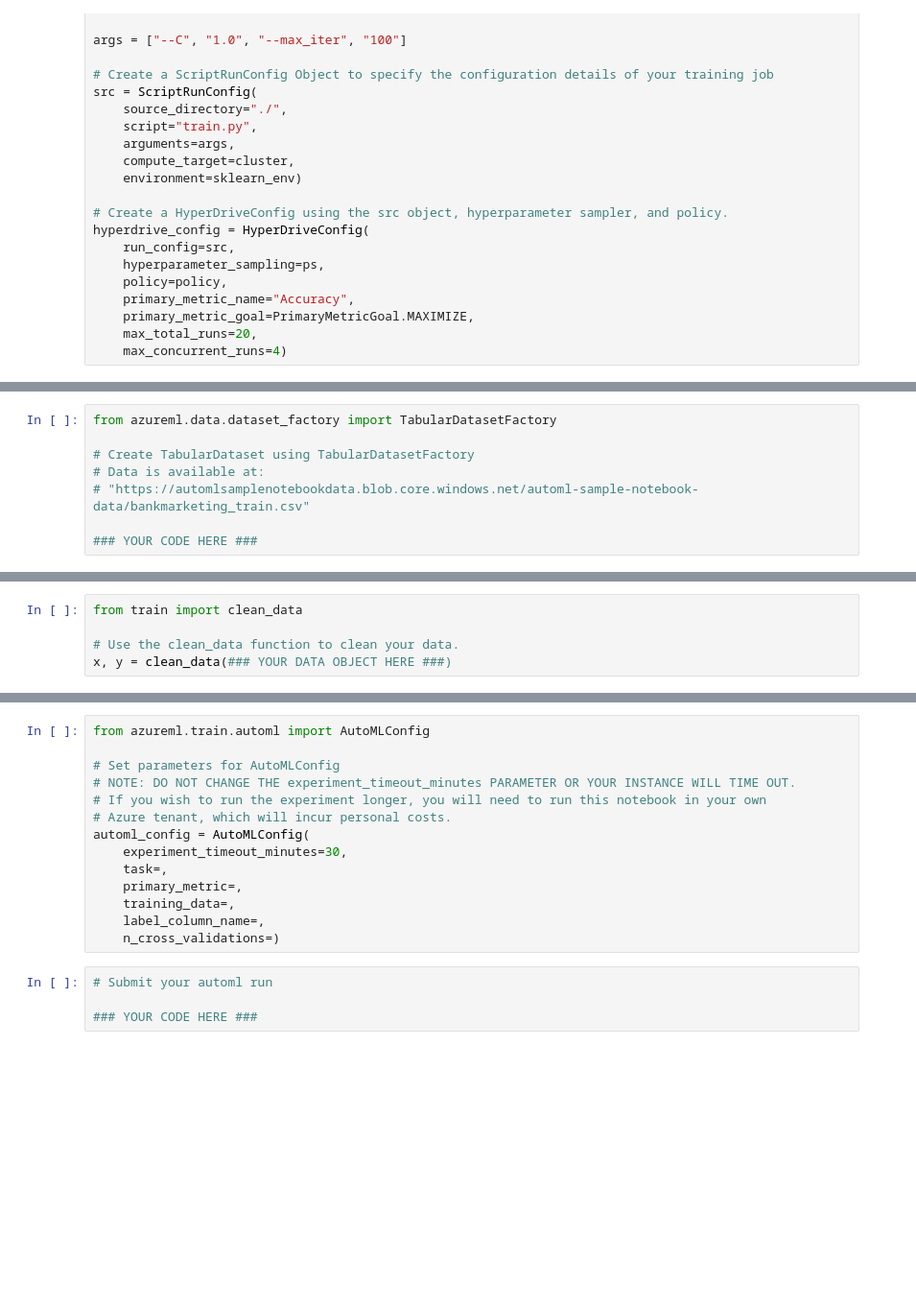
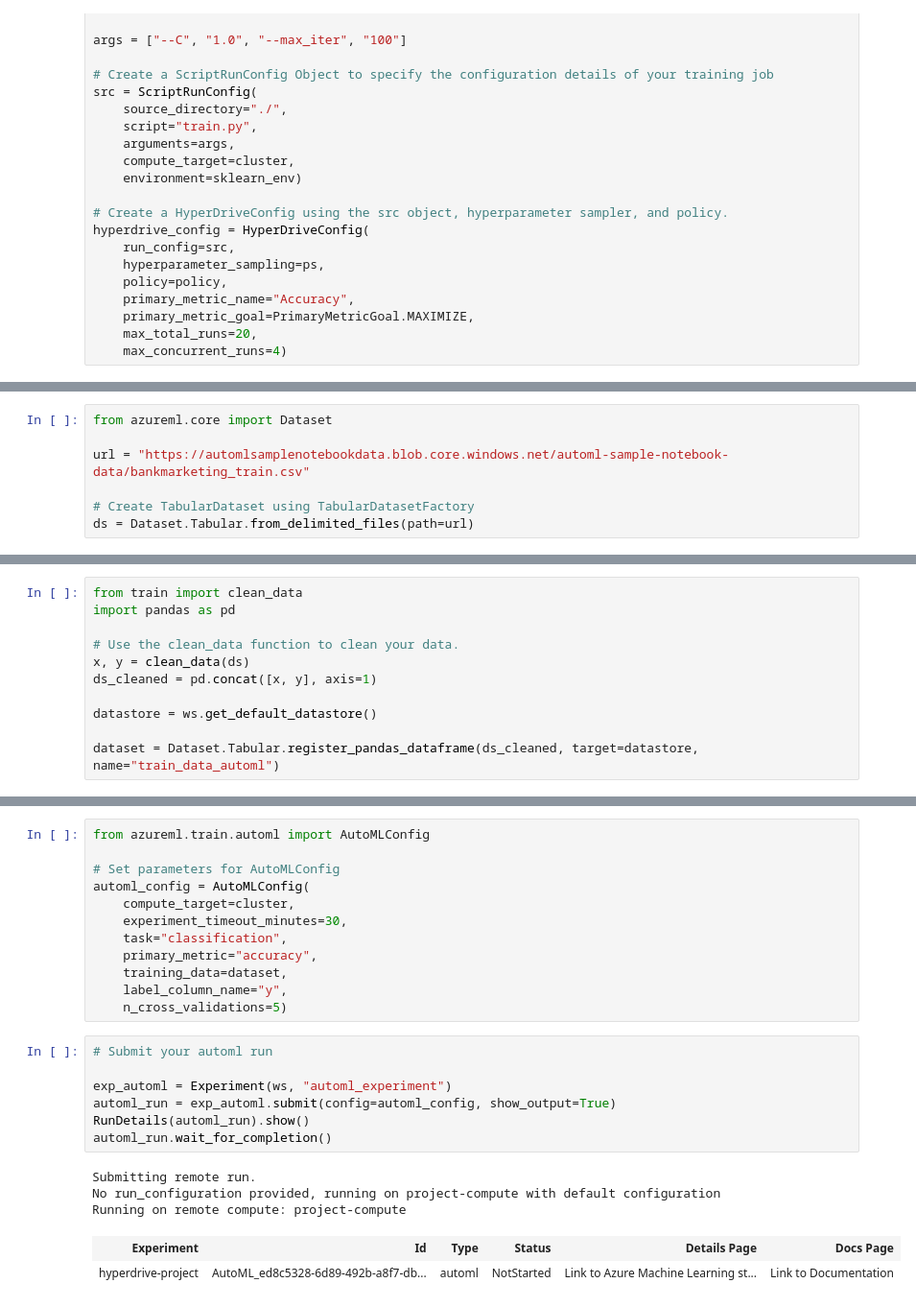
Before and after one commit to franziska-ott/Optimizing_a_Pipeline_in_Azure, a Jupyter notebook: udacity-project.ipynb, the cells around one changed output, grey strips where cells are left out. Shown: that part at 96% size. Saved outputs shown, nothing was run; the diff lists cells and outputs as text; blank space fills up the shorter version.

```diff
--- a/udacity-project.ipynb
+++ b/udacity-project.ipynb
@@ -106,8 +109,7 @@ best_run
 # %%
-from azureml.data.dataset_factory import TabularDatasetFactory
+from azureml.core import Dataset
+
+url = "https://automlsamplenotebookdata.blob.core.windows.net/automl-sample-notebook-data/bankmarketing_train.csv"
 
 # Create TabularDataset using TabularDatasetFactory
-# Data is available at:
-# "https://automlsamplenotebookdata.blob.core.windows.net/automl-sample-notebook-data/bankmarketing_train.csv"
-
-### YOUR CODE HERE ###
+ds = Dataset.Tabular.from_delimited_files(path=url)
@@ -114,5 +118,11 @@ from azureml.data.dataset_factory import TabularDatasetFactory
 # %%
 from train import clean_data
+import pandas as pd
 
 # Use the clean_data function to clean your data.
-x, y = clean_data(### YOUR DATA OBJECT HERE ###)
+x, y = clean_data(ds)
+ds_cleaned = pd.concat([x, y], axis=1)
+
+datastore = ws.get_default_datastore()
+
+dataset = Dataset.Tabular.register_pandas_dataframe(ds_cleaned, target=datastore, name="train_data_automl")
@@ -120,17 +149,24 @@ x, y = clean_data(### YOUR DATA OBJECT HERE ###)
 from azureml.train.automl import AutoMLConfig
 
 # Set parameters for AutoMLConfig
-# NOTE: DO NOT CHANGE THE experiment_timeout_minutes PARAMETER OR YOUR INSTANCE WILL TIME OUT.
-# If you wish to run the experiment longer, you will need to run this notebook in your own
-# Azure tenant, which will incur personal costs.
 automl_config = AutoMLConfig(
+    compute_target=cluster,
     experiment_timeout_minutes=30,
-    task=,
-    primary_metric=,
-    training_data=,
-    label_column_name=,
-    n_cross_validations=)
+    task="classification",
+    primary_metric="accuracy",
+    training_data=dataset,
+    label_column_name="y",
+    n_cross_validations=5)
-# %%
-# Submit your automl run
-
-### YOUR CODE HERE ###
+# %%
+# Submit your automl run
+
+exp_automl = Experiment(ws, "automl_experiment")
+automl_run = exp_automl.submit(config=automl_config, show_output=True)
+RunDetails(automl_run).show()
+automl_run.wait_for_completion()
+# %% [output]
+Submitting remote run.
+No run_configuration provided, running on project-compute with default configuration
+Running on remote compute: project-compute
+| Experiment | Id | Type | Status | Details Page | Docs Page |
+| hyperdrive-project | AutoML_ed8c5328-6d89-492b-a8f7-db... | automl | NotStarted | Link to Azure Machine Learning st... | Link to Documentation |
```
Also changed, not shown: parts of 19 cells of this notebook, 1 other file.
